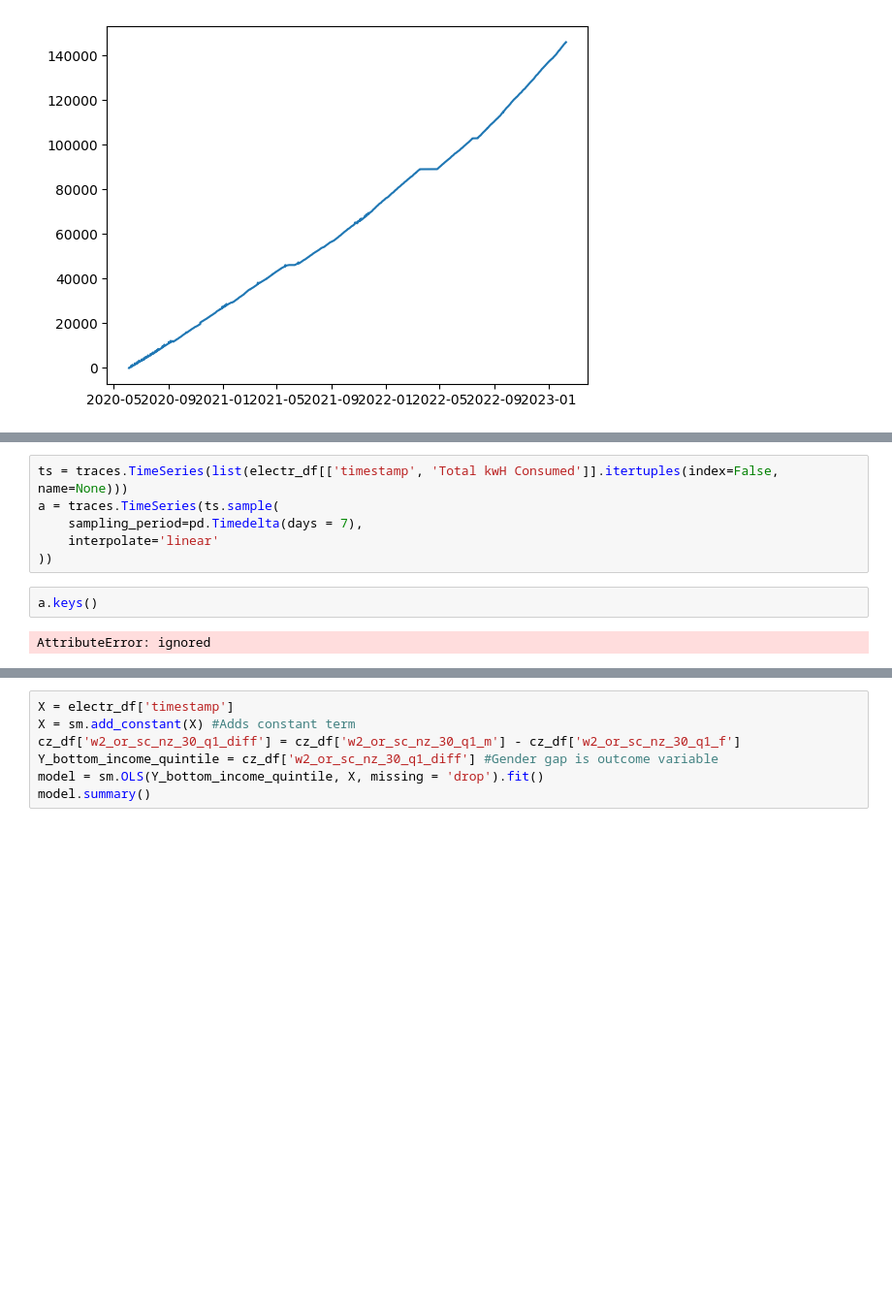
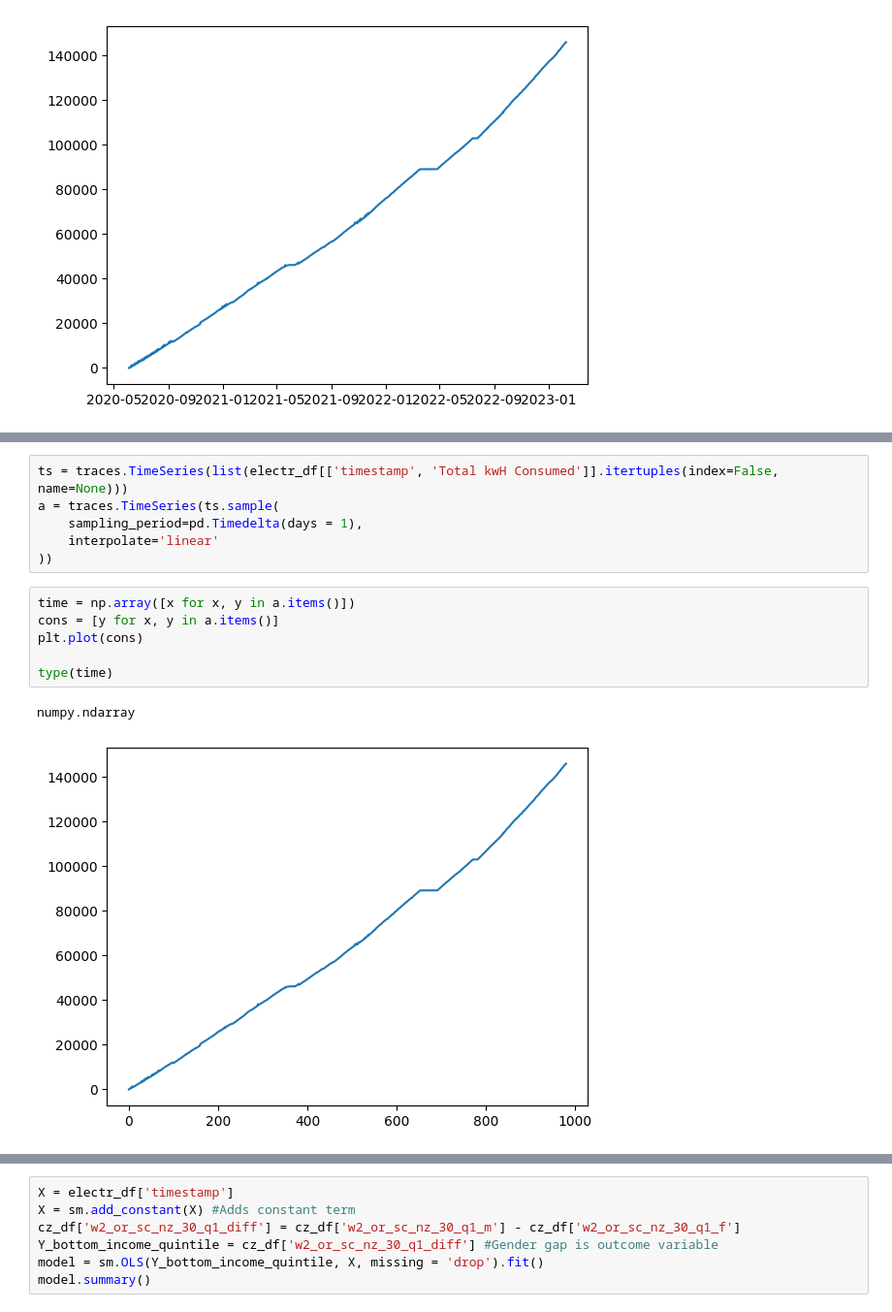
Before and after one commit to AmanDesai-coder/CBCA_Ndosho_Electricity_Analysis, a Jupyter notebook: AmanElectricityAnalysis.ipynb, the cells around one changed output, grey strips where cells are left out. Shown at 97% size. Cells and saved outputs as stored; diff of their text form; blank space fills up the shorter version.

```diff
--- a/AmanElectricityAnalysis.ipynb
+++ b/AmanElectricityAnalysis.ipynb
@@ -104,10 +143,15 @@ plt.plot(electr_df['timestamp'], electr_df['Total kwH Consumed'])
 # %%
 ts = traces.TimeSeries(list(electr_df[['timestamp', 'Total kwH Consumed']].itertuples(index=False, name=None)))
 a = traces.TimeSeries(ts.sample(
-    sampling_period=pd.Timedelta(days = 7),
+    sampling_period=pd.Timedelta(days = 1),
     interpolate='linear'
 ))
-# %%
-a.keys()
-# %% [output]
-AttributeError: ignored
+# %%
+time = np.array([x for x, y in a.items()])
+cons = [y for x, y in a.items()]
+plt.plot(cons)
+
+type(time)
+# %% [output]
+numpy.ndarray
+[figure, added]
```
Also changed, not shown: parts of 8 cells of this notebook.
